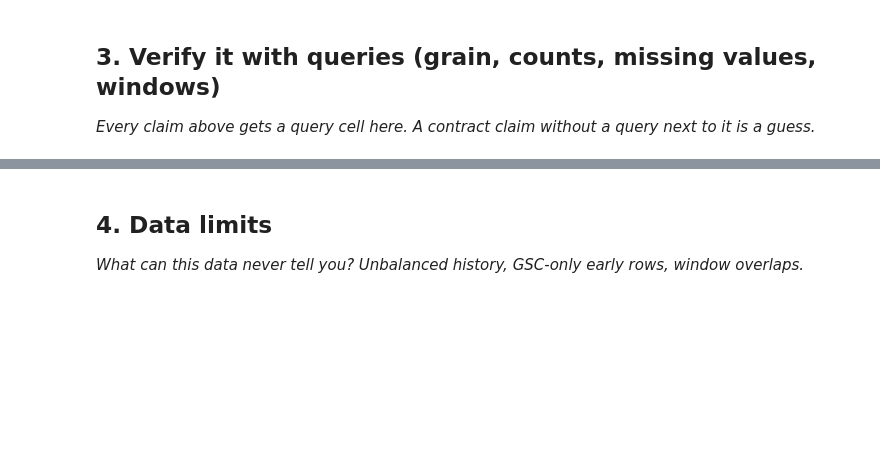
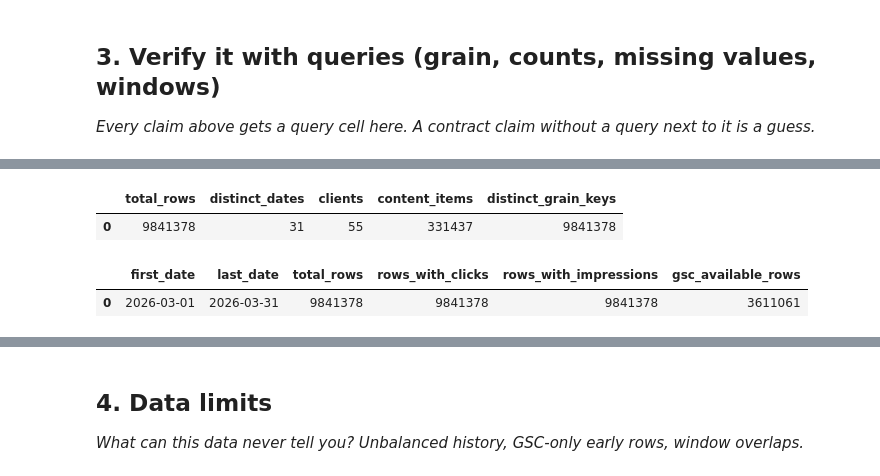
Before and after one commit to saibalaji2004/Flyrank-intern-repo, a Jupyter notebook: work/notebooks/w03_data_contract.ipynb, the cells around one changed output, grey strips where cells are left out. Saved outputs shown, nothing was run; the diff lists cells and outputs as text; code cells hidden in the pictures; blank space fills up the shorter version.

```diff
--- a/work/notebooks/w03_data_contract.ipynb
+++ b/work/notebooks/w03_data_contract.ipynb
@@ -29,0 +239,43 @@ This skeleton is yours to fill. Work the sections **in order** — each one has
+# %%
+
+display(
+    con.execute(f"""
+        SELECT
+            COUNT(*) AS total_rows,
+            COUNT(DISTINCT report_date) AS distinct_dates,
+            COUNT(DISTINCT client_hash_id) AS clients,
+            COUNT(DISTINCT content_hash_id) AS content_items,
+            COUNT(DISTINCT (
+                report_date,
+                client_hash_id,
+                content_hash_id
+            )) AS distinct_grain_keys
+        FROM {MARCH}
+    """).df()
+)
+# %% [output]
+|  | total_rows | distinct_dates | clients | content_items | distinct_grain_keys |
+| 0 | 9841378 | 31 | 55 | 331437 | 9841378 |
+# %%
+
+display(
+    con.execute(f"""
+        SELECT
+            MIN(report_date) AS first_date,
+            MAX(report_date) AS last_date,
+            COUNT(*) AS total_rows,
+            COUNT(*) FILTER (
+                WHERE gsc_clicks IS NOT NULL
+            ) AS rows_with_clicks,
+            COUNT(*) FILTER (
+                WHERE gsc_impressions IS NOT NULL
+            ) AS rows_with_impressions,
+            COUNT(*) FILTER (
+                WHERE gsc_data_available IS TRUE
+            ) AS gsc_available_rows
+        FROM {MARCH}
+    """).df()
+)
+# %% [output]
+|  | first_date | last_date | total_rows | rows_with_clicks | rows_with_impressions | gsc_available_rows |
+| 0 | 2026-03-01 | 2026-03-31 | 9841378 | 9841378 | 9841378 | 3611061 |
```
Also changed, not shown: parts of 17 cells of this notebook.
